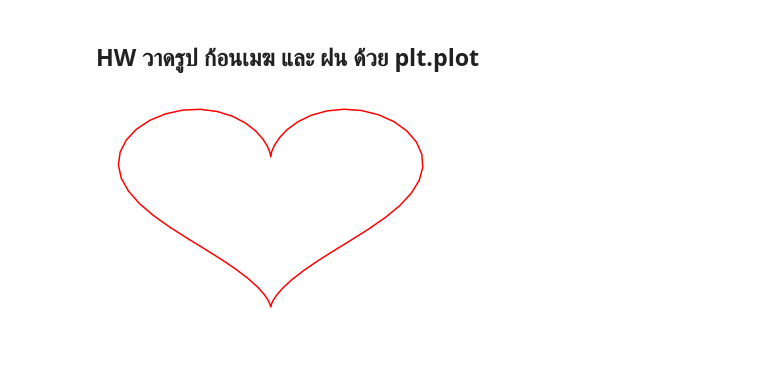
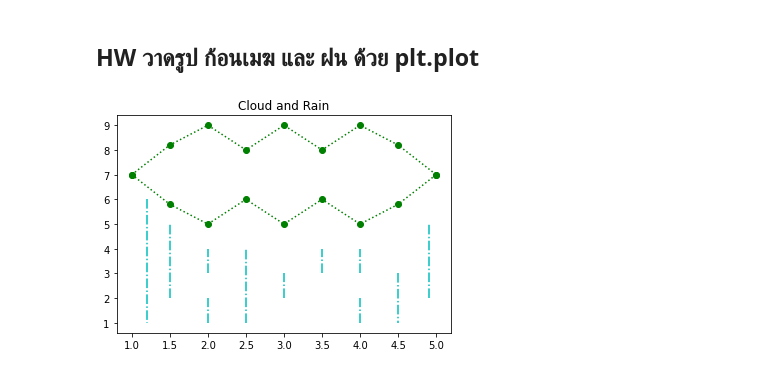
Before and after one commit to Jittiya/data_viz_2022, a Jupyter notebook: DataViz04_Data_Comparison.ipynb, the cells around one changed output. Saved outputs shown, nothing was run; the diff lists cells and outputs as text; code cells hidden in the pictures.

```diff
--- a/DataViz04_Data_Comparison.ipynb
+++ b/DataViz04_Data_Comparison.ipynb
@@ -158,10 +156,20 @@ import numpy as np
-# %%
-t = np.arange(0,2*np.pi, 0.1)
-x = 16*np.sin(t)**3
-y = 13*np.cos(t)-5*np.cos(2*t)-2*np.cos(3*t)-np.cos(4*t)
-plt.grid(False)
-plt.axis('off')
-plt.plot(x,y,'r-')
-plt.show()
-# %% [output]
-[figure, removed]
+# %%
+# ฝน
+plt.plot([1.2,1.2],[6,1],'c-.')
+plt.plot([1.5,1.5],[2,5],'c-.')
+plt.plot([2,2],[1,2],'c-.')
+plt.plot([2,2],[3,4],'c-.')
+plt.plot([2.5,2.5],[1,4],'c-.')
+plt.plot([3,3],[2,3],'c-.')
+plt.plot([3.5,3.5],[3,4],'c-.')
+plt.plot([4,4],[1,2],'c-.')
+plt.plot([4.5,4.5],[3,1],'c-.')
+plt.plot([4,4],[3,4],'c-.')
+plt.plot([4.9,4.9],[2,5],'c-.')
+# ก้อนเมฆ
+plt.plot([1,1.5,2,2.5,3,3.5,4,4.5,5],[7,5.8,5,6,5,6,5,5.8,7],'og:')
+plt.plot([1,1.5,2,2.5,3,3.5,4,4.5,5],[7,8.2,9,8,9,8,9,8.2,7],'og:')
+
+plt.title('Cloud and Rain'); # ชื่อกราฟ
+# %% [output]
+[figure, added]
```
Also changed, not shown: parts of 1 cell of this notebook.
